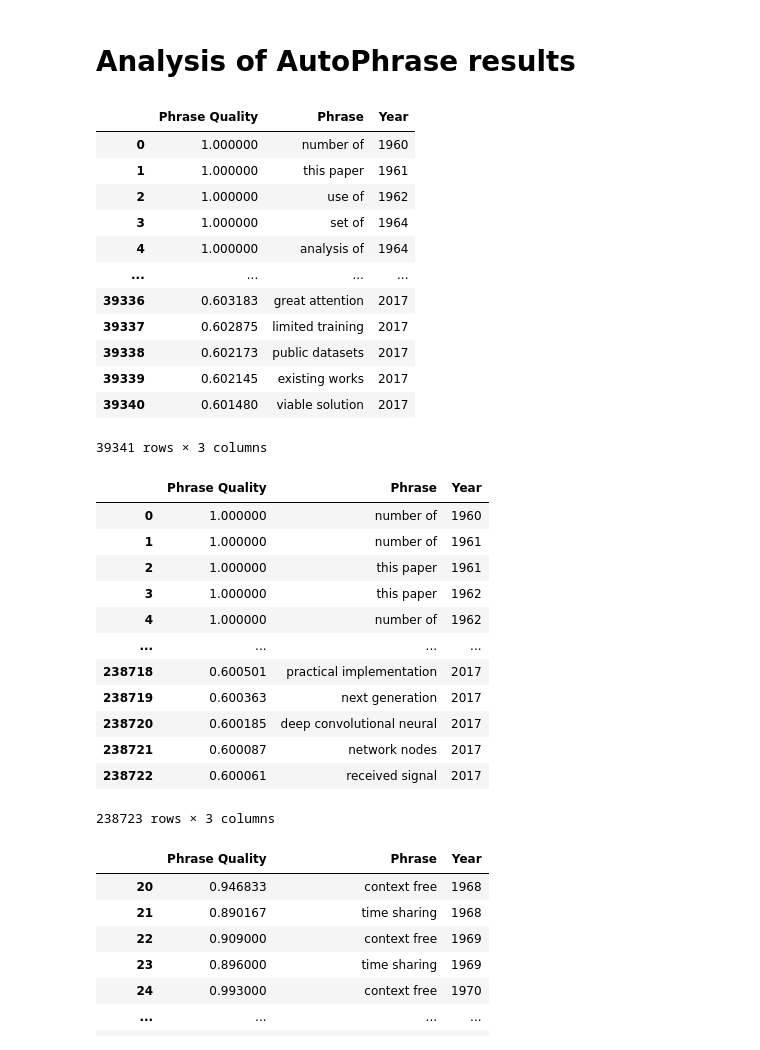
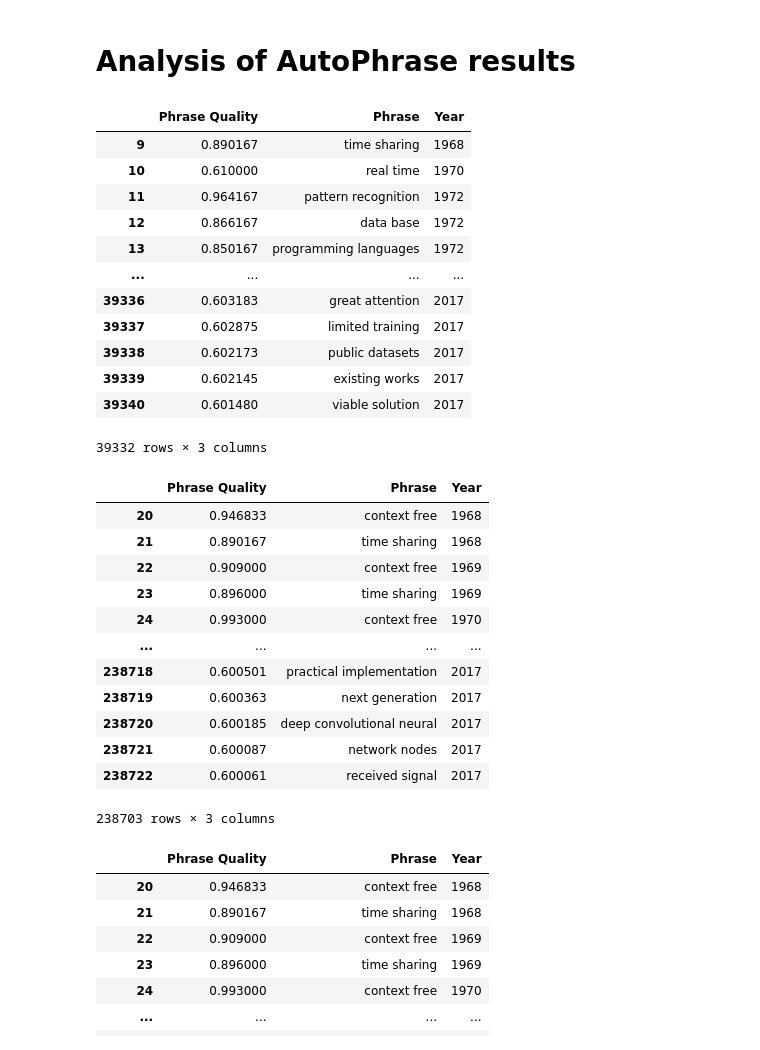
Before and after one commit to jamesjaeyu/autophrase_over_time, a Jupyter notebook: notebooks/model_generation_James.ipynb, the cells around one changed output. Drawn from its saved outputs; the diff is of its cells as text; code cells hidden in the pictures.

```diff
--- a/notebooks/model_generation_James.ipynb
+++ b/notebooks/model_generation_James.ipynb
@@ -27,38 +27,40 @@ fp_unique = '../results/dblp-v10-phrases-unique.csv'
 # %%
 # Contains the phrases unique overall (no duplicates)
 un_all = pd.read_csv(fp_unique, index_col=0)
+un_all = un_all[un_all['Year'] >= 1968]
 un_all
 # %% [output]
 |  | Phrase Quality | Phrase | Year |
-| 0 | 1.000000 | number of | 1960 |
-| 1 | 1.000000 | this paper | 1961 |
-| 2 | 1.000000 | use of | 1962 |
-| 3 | 1.000000 | set of | 1964 |
-| 4 | 1.000000 | analysis of | 1964 |
+| 9 | 0.890167 | time sharing | 1968 |
+| 10 | 0.610000 | real time | 1970 |
+| 11 | 0.964167 | pattern recognition | 1972 |
+| 12 | 0.866167 | data base | 1972 |
+| 13 | 0.850167 | programming languages | 1972 |
 | ... | ... | ... | ... |
 | 39336 | 0.603183 | great attention | 2017 |
 | 39337 | 0.602875 | limited training | 2017 |
 | 39338 | 0.602173 | public datasets | 2017 |
 | 39339 | 0.602145 | existing works | 2017 |
 | 39340 | 0.601480 | viable solution | 2017 |
-39341 rows × 3 columns
+39332 rows × 3 columns
 # %%
 # Contains the phrases unique by year (there can be duplicates across years)
 uby = pd.read_csv(fp_uniquebyyear, index_col=0)
+uby = uby[uby['Year'] >= 1968]
 uby
 # %% [output]
 |  | Phrase Quality | Phrase | Year |
-| 0 | 1.000000 | number of | 1960 |
-| 1 | 1.000000 | number of | 1961 |
-| 2 | 1.000000 | this paper | 1961 |
-| 3 | 1.000000 | this paper | 1962 |
-| 4 | 1.000000 | number of | 1962 |
+| 20 | 0.946833 | context free | 1968 |
+| 21 | 0.890167 | time sharing | 1968 |
+| 22 | 0.909000 | context free | 1969 |
+| 23 | 0.896000 | time sharing | 1969 |
+| 24 | 0.993000 | context free | 1970 |
 | ... | ... | ... | ... |
 | 238718 | 0.600501 | practical implementation | 2017 |
 | 238719 | 0.600363 | next generation | 2017 |
 | 238720 | 0.600185 | deep convolutional neural | 2017 |
 | 238721 | 0.600087 | network nodes | 2017 |
 | 238722 | 0.600061 | received signal | 2017 |
-238723 rows × 3 columns
+238703 rows × 3 columns
 # %%
 # Only keeps the phrases that show up multiple times across years (so we can look for trends)
```
Also changed, not shown: parts of 18 cells of this notebook, 2 other files.
